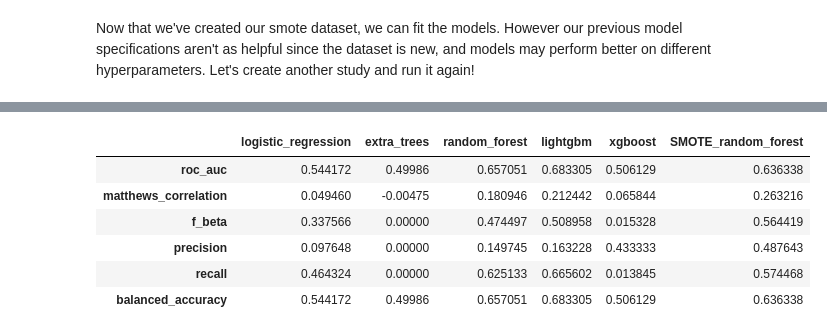
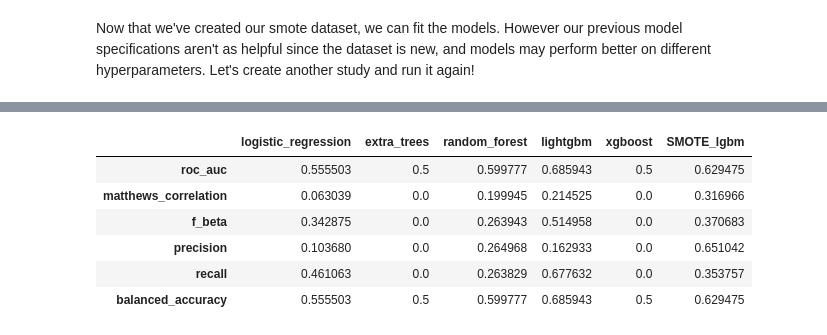
Before and after one commit to lrobin42/Home_Credit_Default_Prediction, a Jupyter notebook: default_prediction.ipynb, the cells around one changed output, grey strips where cells are left out. Saved outputs shown, nothing was run; the diff lists cells and outputs as text; code cells hidden in the pictures.

```diff
--- a/default_prediction.ipynb
+++ b/default_prediction.ipynb
@@ -326,7 +305,6 @@ model_specifications = dict()
 for classifier in classifiers:
     study = create_study(
         direction="maximize",
-        study_name=classifier,
         pruner=SuccessiveHalvingPruner(reduction_factor=2),
         sampler=RandomSampler(seed=42),
     )
@@ -382,19 +337,18 @@ classifiers: list[str] = ["lightgbm",
                           "xgboost"]
 
 for classifier in classifiers:
+    #study = create_study(study_name="optimization", direction="maximize")
 
     study = create_study(
         direction="maximize",
-        study_name=classifier,
         pruner=SuccessiveHalvingPruner(reduction_factor=2),
         sampler=RandomSampler(seed=42),
 )
 
-
     study.optimize(
         lambda trial: objective_1(classifier, trial, x_train, np.array(y_train).ravel()),
-        n_trials=num_trials,
-    )
+        n_trials=num_trials#4,
+    )  # n_trials=100 is the original value
 
     model_specifications[classifier]= study.best_params
 
@@ -451,8 +384,7 @@ One way to strengthen our model performance could be to oversample/undersample o
 # %%
-# encode the categorical features to start
-numerical_train = application_train.clone()
+numerical_train: DataFrame = application_train.clone()
 
-
+# numerically encode features
 encoder_mapping_key = dict()
 for col in numerical_train.columns:
     try:
@@ -462,18 +394,25 @@ for col in numerical_train.columns:
     except:
         pass
 
-x = numerical_train.drop("target").to_pandas()
-y = numerical_train["target"].to_pandas()
+
+# fill missing values
+for col in numerical_train.columns:
+    median: float = numerical_train[col].median()
+    numerical_train = numerical_train.with_columns(pl.col(col).fill_null(value=median))
+
+
+x: DataFrame = numerical_train.drop("target").to_pandas()
+y: Series = numerical_train["target"].to_pandas()
 # %%
 oversampling = SMOTE(sampling_strategy=0.1)
 undersampling = RandomUnderSampler(sampling_strategy=0.5)
 
-steps = [("oversample", oversampling), ("undersample", undersampling)]
+steps: list = [("oversample", oversampling), ("undersample", undersampling)]
 pipeline = ImbPipeline(steps=steps)
 smote_x, smote_y = pipeline.fit_resample(x, y)
 
 pca = PCA(n_components=smote_x.shape[1])
-smote_x = pd.DataFrame(pca.fit_transform(smote_x),columns=x.columns)
+smote_x: NDArray = pca.fit_transform(smote_x)
 
 x_train, x_test, y_train, y_test = train_test_split(
     smote_x, smote_y, stratify=smote_y, random_state=15
@@ -481,20 +420,19 @@ x_train, x_test, y_train, y_test = train_test_split(
 # %% [markdown]
 Now that we've created our smote dataset, we can fit the models. However our previous model specifications aren't as helpful since the dataset is new, and models may perform better on different hyperparameters. Let's create another study and run it again!
 # %%
-study = create_study(
+study: Study = create_study(
     direction="maximize",
     pruner=SuccessiveHalvingPruner(reduction_factor=2),
-    study_name='SMOTE_random_forest',
     sampler=RandomSampler(seed=42),
 )
-study.optimize(lambda trial: objective_1("random_forest", trial, x, y), n_trials=num_trials)
+study.optimize(lambda trial: objective_1("lightgbm", trial, x, y), n_trials=num_trials)
 
 
-model_specifications["SMOTE_random_forest"] = study.best_params
+model_specifications["SMOTE_lgbm"] = study.best_params
 
-smote_lgbm = LGBMClassifier(**study.best_params)
+smote_lgbm = LGBMClassifier(**study.best_params,device='gpu')
 smote_lgbm.fit(x_train, y_train)
 predictions: NDArray = smote_lgbm.predict(x_test)
-model_performance["SMOTE_random_forest"] = calculate_model_statistics(y_test, predictions)
+model_performance["SMOTE_lgbm"] = calculate_model_statistics(y_test, predictions)
 model_performance
 # %% [output]
@@ -517,8 +441,8 @@ model_performance
-|  | logistic_regression | extra_trees | random_forest | lightgbm | xgboost | SMOTE_random_forest |
-| roc_auc | 0.544172 | 0.49986 | 0.657051 | 0.683305 | 0.506129 | 0.636338 |
-| matthews_correlation | 0.049460 | -0.00475 | 0.180946 | 0.212442 | 0.065844 | 0.263216 |
-| f_beta | 0.337566 | 0.00000 | 0.474497 | 0.508958 | 0.015328 | 0.564419 |
-| precision | 0.097648 | 0.00000 | 0.149745 | 0.163228 | 0.433333 | 0.487643 |
-| recall | 0.464324 | 0.00000 | 0.625133 | 0.665602 | 0.013845 | 0.574468 |
-| balanced_accuracy | 0.544172 | 0.49986 | 0.657051 | 0.683305 | 0.506129 | 0.636338 |
+|  | logistic_regression | extra_trees | random_forest | lightgbm | xgboost | SMOTE_lgbm |
+| roc_auc | 0.555503 | 0.5 | 0.599777 | 0.685943 | 0.5 | 0.629475 |
+| matthews_correlation | 0.063039 | 0.0 | 0.199945 | 0.214525 | 0.0 | 0.316966 |
+| f_beta | 0.342875 | 0.0 | 0.263943 | 0.514958 | 0.0 | 0.370683 |
+| precision | 0.103680 | 0.0 | 0.264968 | 0.162933 | 0.0 | 0.651042 |
+| recall | 0.461063 | 0.0 | 0.263829 | 0.677632 | 0.0 | 0.353757 |
+| balanced_accuracy | 0.555503 | 0.5 | 0.599777 | 0.685943 | 0.5 | 0.629475 |
 # %%
```
Also changed, not shown: parts of 22 cells of this notebook.
